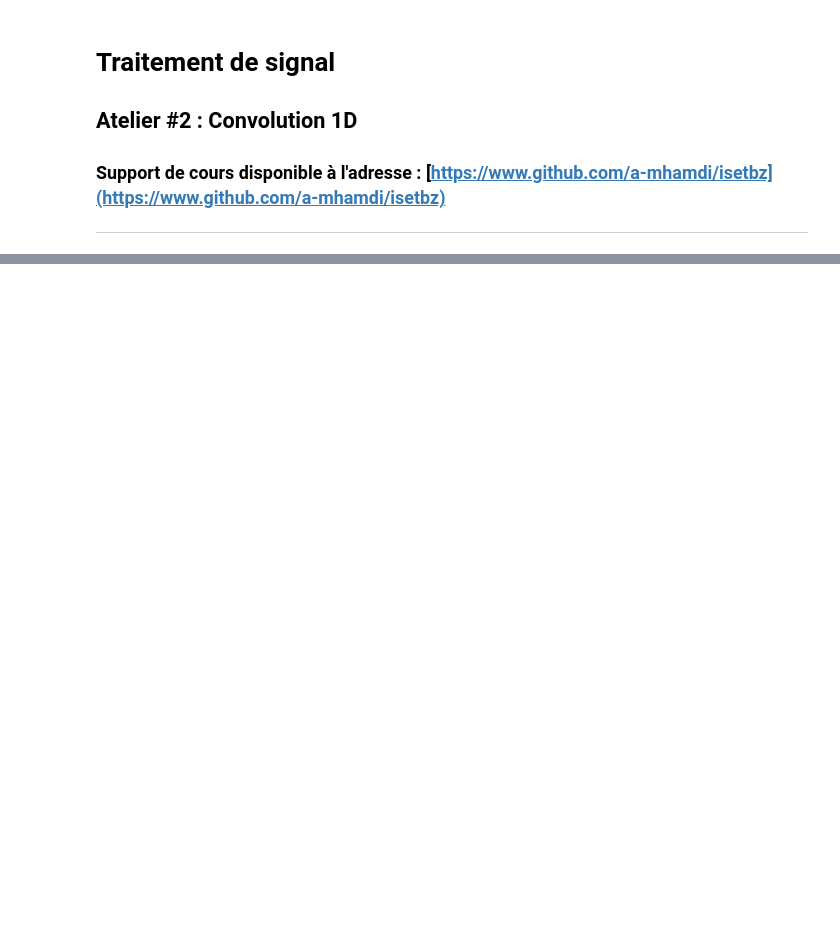
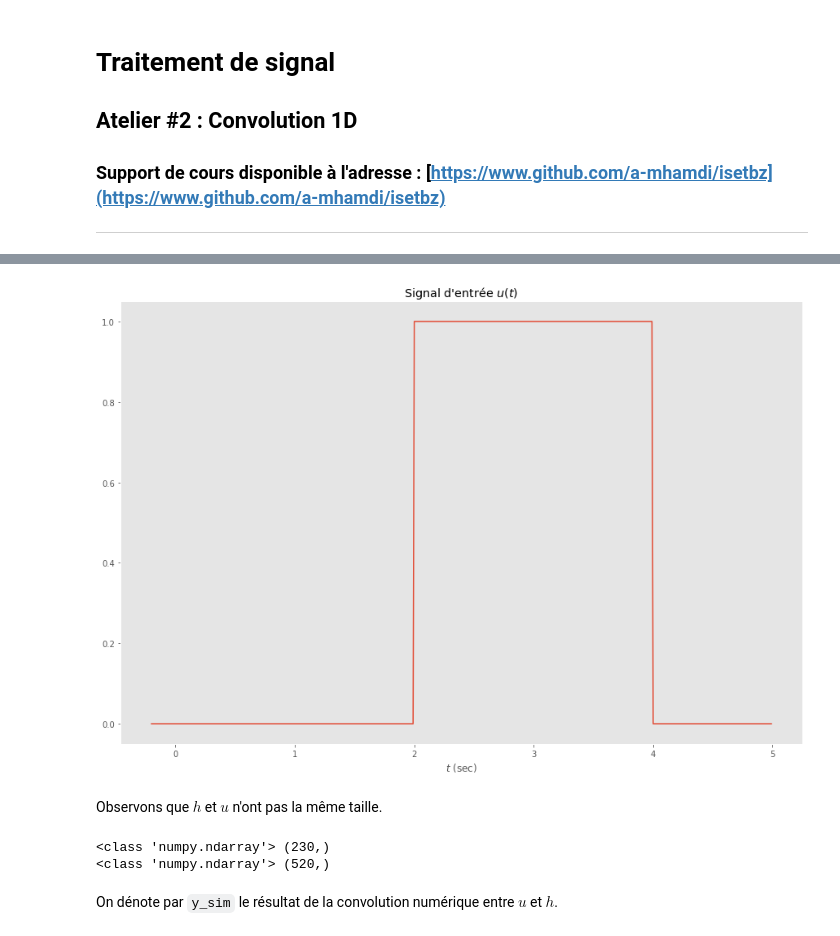
Before and after one commit to a-mhamdi/cosnip, a Jupyter notebook: Python/sig-proc/conv-1d.ipynb, the cells around one changed output, grey strips where cells are left out. Drawn from its saved outputs; the diff is of its cells as text; code cells hidden in the pictures; blank space fills up the shorter version.

```diff
--- a/Python/sig-proc/conv-1d.ipynb
+++ b/Python/sig-proc/conv-1d.ipynb
@@ -99,0 +44,20 @@ plt.show()
+# %%
+t_u = np.arange(-.2, 5, Ts)
+u =  G_tau(t_u, 2) - G_tau(t_u, 4)
+# %%
+plt.plot(t_u, u)
+plt.title("Signal d'entrée $u(t)$")
+plt.xlabel("$t$ (sec)")
+plt.grid()
+# %% [output]
+[figure, added]
+# %% [markdown]
+Observons que $h$ et $u$ n'ont pas la même taille.
+# %%
+print(type(h), h.shape)
+print(type(u), u.shape)
+# %% [output]
+<class 'numpy.ndarray'> (230,)
+<class 'numpy.ndarray'> (520,)
+# %% [markdown]
+On dénote par `y_sim` le résultat de la convolution numérique entre $u$ et $h$.
```
Also changed, not shown: parts of 21 cells of this notebook, 35 other files.
